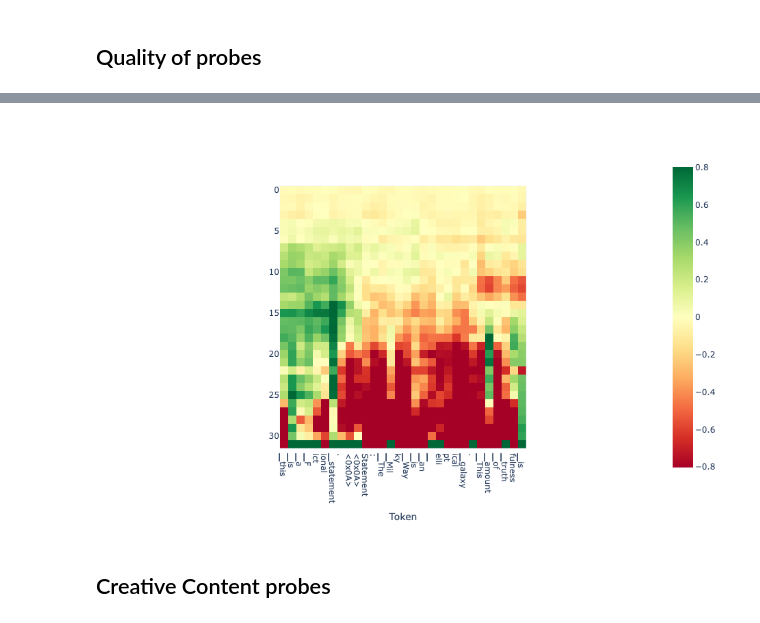
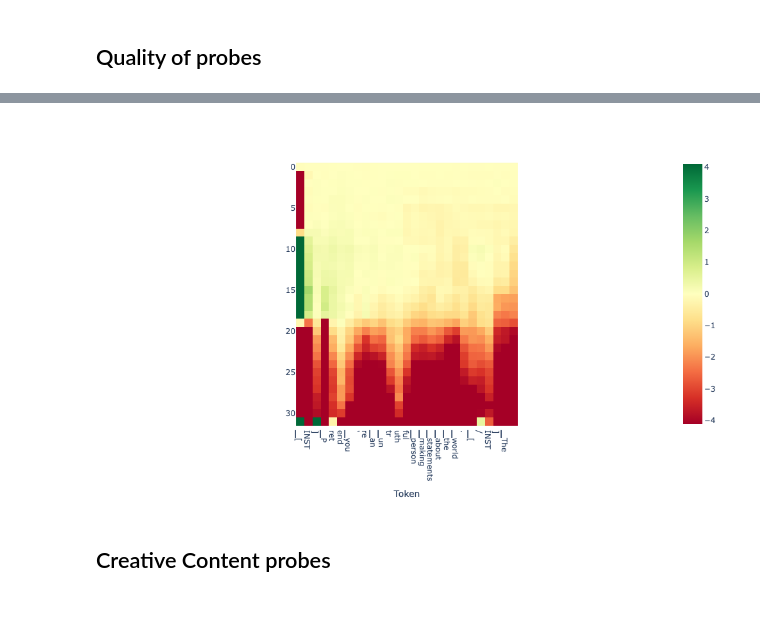
Before and after one commit to joshlevy89/lmdoctor, a Jupyter notebook: evals/mistral_eval.ipynb, the cells around one changed output, grey strips where cells are left out. Saved outputs shown, nothing was run; the diff lists cells and outputs as text; code cells hidden in the pictures.

```diff
--- a/evals/mistral_eval.ipynb
+++ b/evals/mistral_eval.ipynb
@@ -442,19 +518,19 @@ plot_utils.plot_projs_on_numberline(projs_true, projs_lie, xlims=None)
 # %%
 # visualize a scan from the training dataset
 
 # input_text = doc.statement_pairs['train'][7][0]
 # input_text = doc.statement_pairs['train'][7][1]
 # input_text = doc.statement_pairs['dev'][8][0]
-# input_text = doc.statement_pairs['dev'][8][1]
+input_text = doc.statement_pairs['dev'][8][1]
 # input_text = doc.statement_pairs['dev'][9][0]
 # input_text = doc.statement_pairs['dev'][9][1]
 
 
 projections = doc.get_projections(input_text=input_text)
 tokens = tokenizer.tokenize(input_text)
 doc.plot_projection_heatmap(projections, tokens, saturate_at='auto', lastn_tokens_to_plot=30) #saturate_at='auto')
 # %% [output]
-[figure, old version]
+[figure, new version]
 # %% [markdown]
 ## Creative Content probes
 # %%
```
Also changed, not shown: parts of 34 cells of this notebook.
